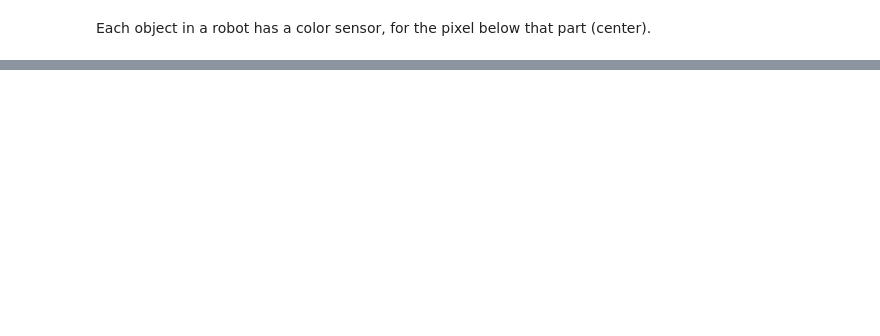
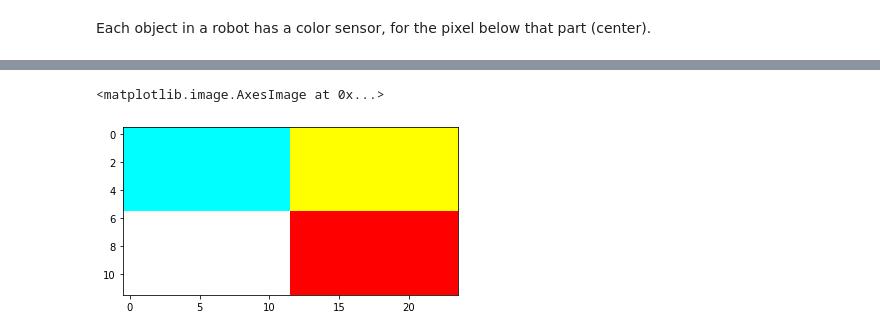
Before and after one commit to bblais/RobotSim373, a Jupyter notebook: Examples/Example Read Image.ipynb, the cells around one changed output, grey strips where cells are left out. Drawn from its saved outputs; the diff is of its cells as text; code cells hidden in the pictures; blank space fills up the shorter version.

```diff
--- a/Examples/Example Read Image.ipynb
+++ b/Examples/Example Read Image.ipynb
@@ -54,0 +55,9 @@ TypeError: __init__() got an unexpected keyword argument 'image'
+# %%
+image=ones((12,24,3))
+image[6:,12:,:]=[1,0,0]
+image[:6,12:,:]=[1,1,0]
+image[:6,:12,:]=[0,1,1]
+imshow(image)
+# %% [output]
+<matplotlib.image.AxesImage at 0x...>
+[figure, added]
```
Also changed, not shown: parts of 7 cells of this notebook, 1 other file.
